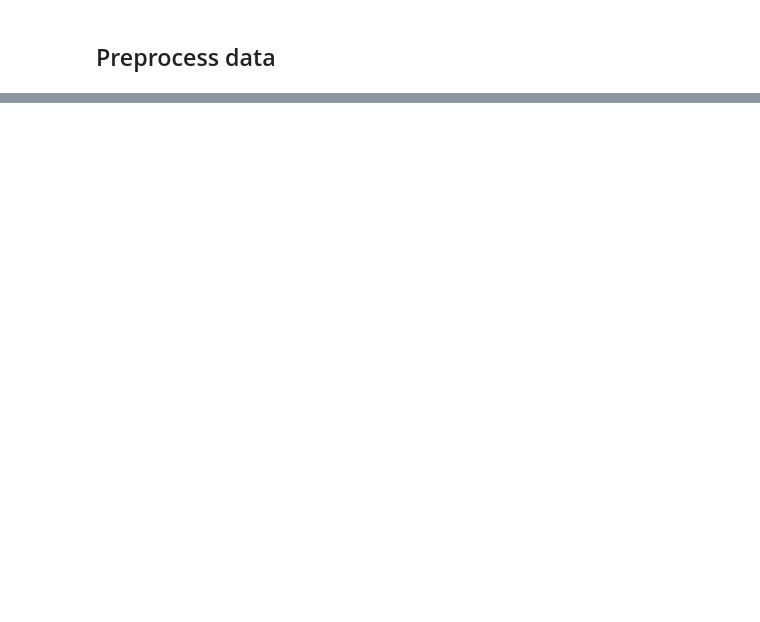
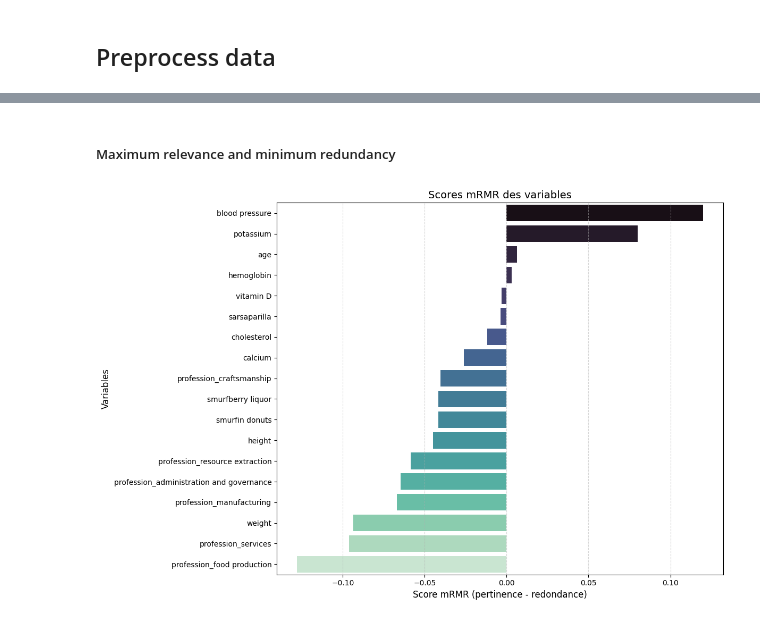
Before and after one commit to thomasrixen/LELEC2870-Project, a Jupyter notebook: Part1/Part1.ipynb, the cells around one changed output, grey strips where cells are left out. Drawn from its saved outputs; the diff is of its cells as text; code cells hidden in the pictures; blank space fills up the shorter version.

```diff
--- a/Part1/Part1.ipynb
+++ b/Part1/Part1.ipynb
@@ -78,0 +275,29 @@ ValueError: could not convert string to float: 'heart_1466.png'
+# %% [markdown]
+##### Maximum relevance and minimum redundancy
+# %%
+
+def compute_mrmr_scores(X, y):
+    relevance = pd.Series(mutual_info_regression(X, y.values.ravel(), random_state=42), index=X.columns)
+    redundancy = X.corr().abs()
+
+    scores = {}
+    for feature in X.columns:
+        rel = relevance[feature]
+        red = redundancy[feature].drop(feature).mean()  # moyenne des corrélations avec les autres
+        scores[feature] = rel - red  # mRMR = pertinence - redondance
+
+    return pd.Series(scores).sort_values(ascending=False)
+
+
+mrmr_scores = compute_mrmr_scores(X_train, y_train)
+
+plt.figure(figsize=(12, 8))
+sns.barplot(x=mrmr_scores.values, y=mrmr_scores.index, palette="mako")
+plt.title("Scores mRMR des variables", fontsize=14)
+plt.xlabel("Score mRMR (pertinence - redondance)", fontsize=12)
+plt.ylabel("Variables", fontsize=12)
+plt.grid(axis='x', linestyle='--', alpha=0.5)
+plt.tight_layout()
+plt.show()
+# %% [output]
+[figure, added]
```
Also changed, not shown: parts of 17 cells of this notebook, 1 other file.
